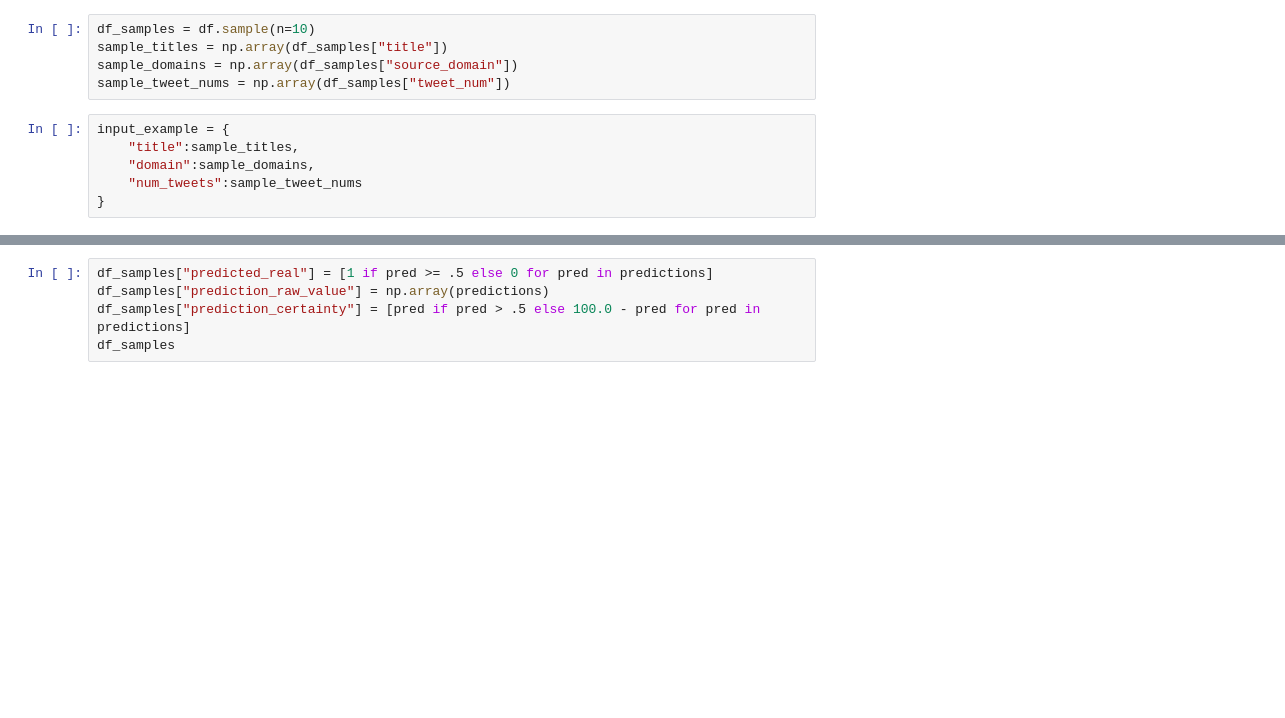
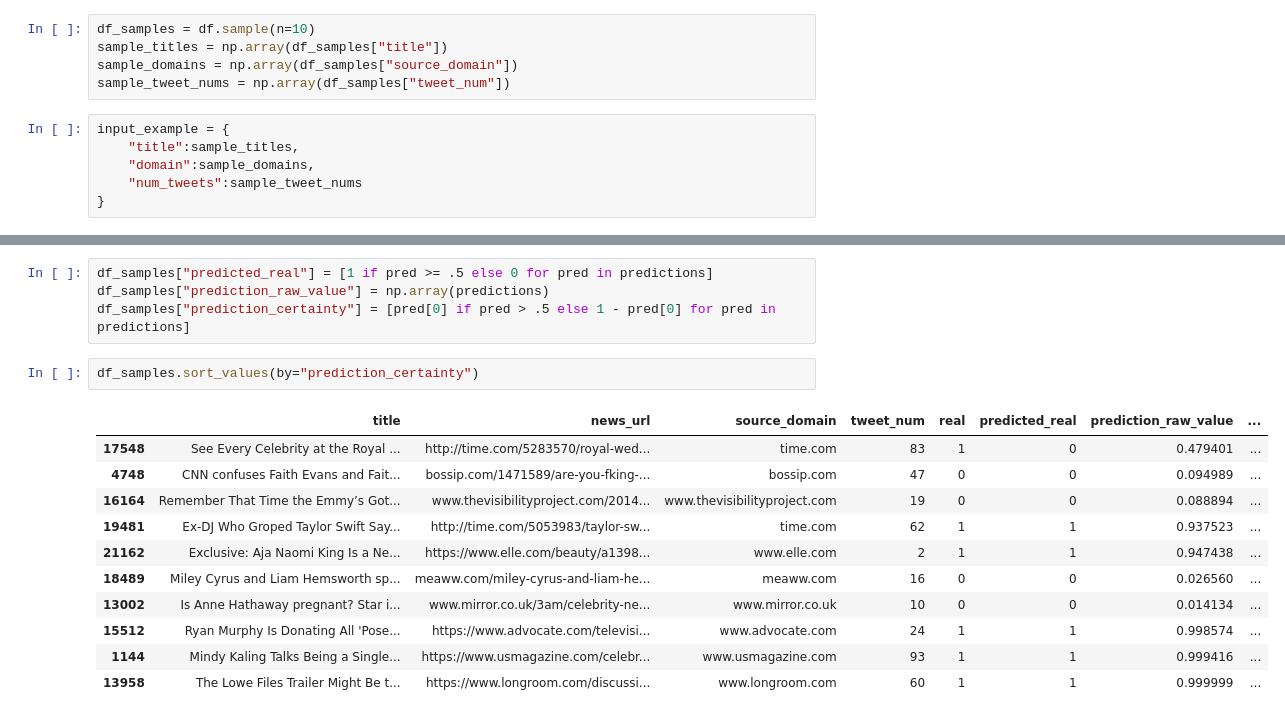
Before and after one commit to rylativity/fake_news_detector, a Jupyter notebook: detector.ipynb, the cells around one changed output, grey strips where cells are left out. Drawn from its saved outputs; the diff is of its cells as text; blank space fills up the shorter version.

Commit message:
update sample output

```diff
--- a/detector.ipynb
+++ b/detector.ipynb
@@ -95,5 +175,18 @@ print("Actual", ["real" if target == 1 else "fake" for target in df_samples["rea
 # %%
 df_samples["predicted_real"] = [1 if pred >= .5 else 0 for pred in predictions]
 df_samples["prediction_raw_value"] = np.array(predictions)
-df_samples["prediction_certainty"] = [pred if pred > .5 else 100.0 - pred for pred in predictions]
-df_samples
+df_samples["prediction_certainty"] = [pred[0] if pred > .5 else 1 - pred[0] for pred in predictions]
+# %%
+df_samples.sort_values(by="prediction_certainty")
+# %% [output]
+|  | title | news_url | source_domain | tweet_num | real | predicted_real | prediction_raw_value | ... |
+| 17548 | See Every Celebrity at the Royal ... | http://time.com/5283570/royal-wed... | time.com | 83 | 1 | 0 | 0.479401 | ... |
+| 4748 | CNN confuses Faith Evans and Fait... | bossip.com/1471589/are-you-fking-... | bossip.com | 47 | 0 | 0 | 0.094989 | ... |
+| 16164 | Remember That Time the Emmy’s Got... | www.thevisibilityproject.com/2014... | www.thevisibilityproject.com | 19 | 0 | 0 | 0.088894 | ... |
+| 19481 | Ex-DJ Who Groped Taylor Swift Say... | http://time.com/5053983/taylor-sw... | time.com | 62 | 1 | 1 | 0.937523 | ... |
+| 21162 | Exclusive: Aja Naomi King Is a Ne... | https://www.elle.com/beauty/a1398... | www.elle.com | 2 | 1 | 1 | 0.947438 | ... |
+| 18489 | Miley Cyrus and Liam Hemsworth sp... | meaww.com/miley-cyrus-and-liam-he... | meaww.com | 16 | 0 | 0 | 0.026560 | ... |
+| 13002 | Is Anne Hathaway pregnant? Star i... | www.mirror.co.uk/3am/celebrity-ne... | www.mirror.co.uk | 10 | 0 | 0 | 0.014134 | ... |
+| 15512 | Ryan Murphy Is Donating All 'Pose... | https://www.advocate.com/televisi... | www.advocate.com | 24 | 1 | 1 | 0.998574 | ... |
+| 1144 | Mindy Kaling Talks Being a Single... | https://www.usmagazine.com/celebr... | www.usmagazine.com | 93 | 1 | 1 | 0.999416 | ... |
+| 13958 | The Lowe Files Trailer Might Be t... | https://www.longroom.com/discussi... | www.longroom.com | 60 | 1 | 1 | 0.999999 | ... |
```
Also changed, not shown: parts of 10 cells of this notebook.
